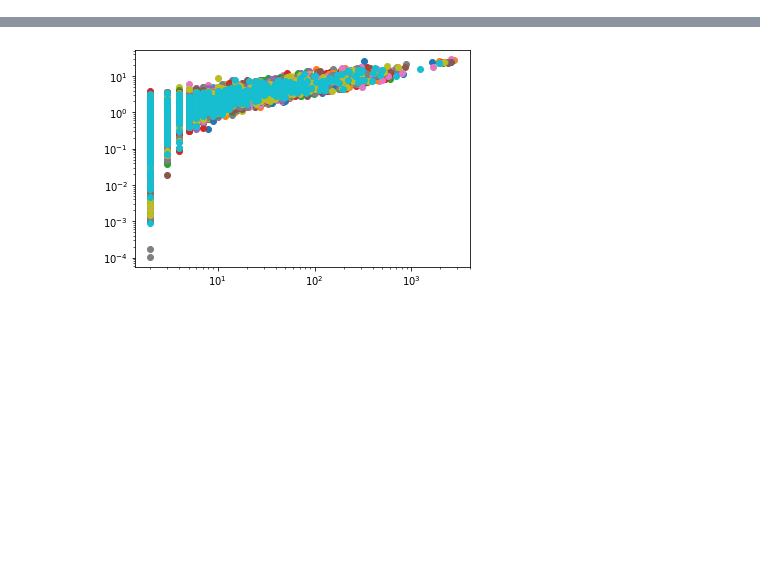
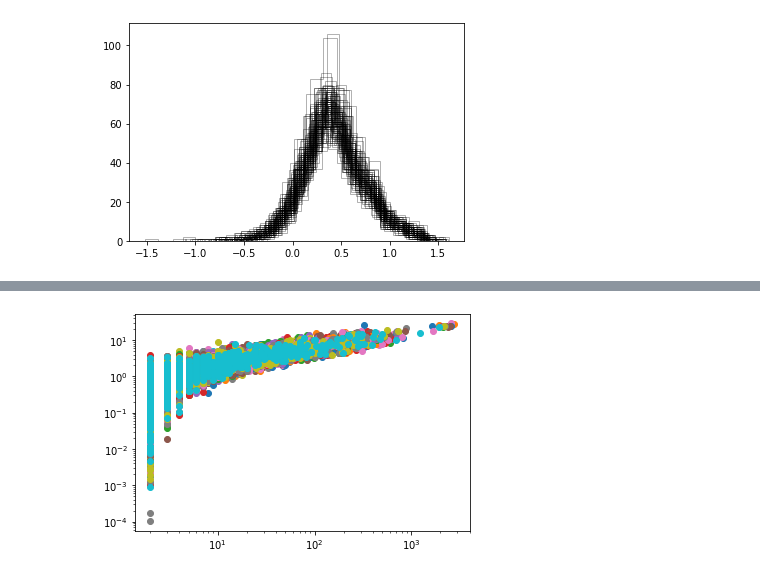
Before and after one commit to forero/DelaunayASTRA, a Jupyter notebook: nb/explore_web.ipynb, the cells around one changed output, grey strips where cells are left out. Saved outputs shown, nothing was run; the diff lists cells and outputs as text; code cells hidden in the pictures; blank space fills up the shorter version.

```diff
--- a/nb/explore_web.ipynb
+++ b/nb/explore_web.ipynb
@@ -4,0 +15,7 @@ import pandas as pd
+# %%
+for i in range(100):
+    ii = voids_TNG[i]['N']>3
+    _ = plt.hist(np.log10(voids_TNG[i]['SIGMA_R'][ii]/1000),
+                 alpha=0.3, log=False, bins=20, histtype='step', color='black')
+# %% [output]
+[figure, added]
```
Also changed, not shown: parts of 8 cells of this notebook.
